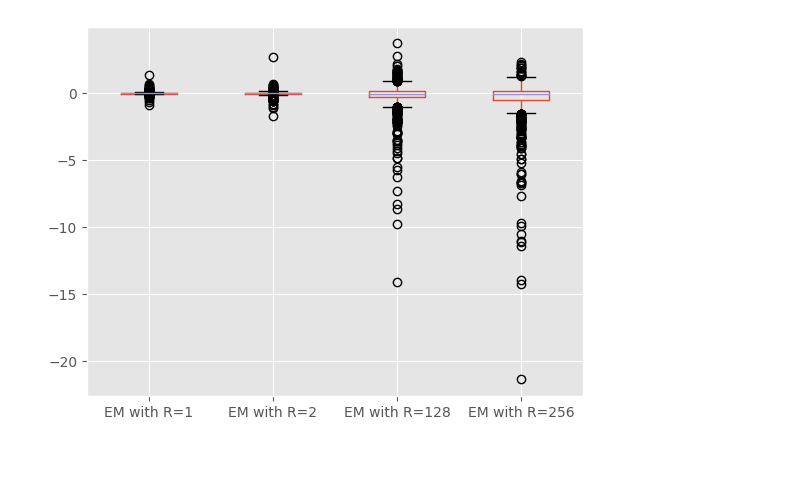
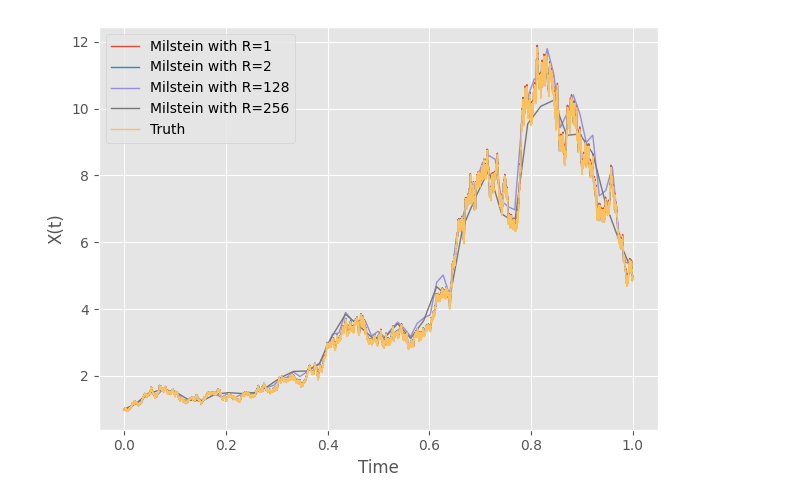
Before and after one commit to Yuqiu-Yang/sde, a Jupyter notebook: notebooks/sde.ipynb, the cells around one changed output. Saved outputs shown, nothing was run; the diff lists cells and outputs as text; code cells hidden in the pictures; blank space fills up the shorter version.

```diff
--- a/notebooks/sde.ipynb
+++ b/notebooks/sde.ipynb
@@ -39 +42,27 @@ plt.tight_layout()
+# %%
+def d_sigma_fun(x):
+    return 1
+m_X_dict = {}
+for R in [1,2,128,256]:
+    X = sde.milstein(mu_fun=mu_fun,
+                    sigma_fun=sigma_fun,
+                    d_sigma_fun=d_sigma_fun,
+                    x0=1,
+                    R=R)
+    m_X_dict[R] = X
+# %%
+plt.style.use('ggplot')
+for R in m_X_dict:
+    plt.plot(sde.time[::R], X_dict[R][0,:],
+             label='Milstein with R='+str(R),
+             linewidth=1)
+plt.plot(sde.time, np.exp((2-0.5)*sde.time + sde.W[0,:]),
+        label="Truth",
+        linewidth=1)
+plt.legend()
+plt.xlabel("Time")
+plt.ylabel("X(t)")
+plt.tight_layout()
+# %% [output]
+[figure, added]
 # %%
@@ -46,5 +78,0 @@ for R in X_dict:
-# %%
-error_df.boxplot()
-plt.show()
-# %% [output]
-[figure, removed]
```
Also changed, not shown: parts of 13 cells of this notebook, 8 other files.
